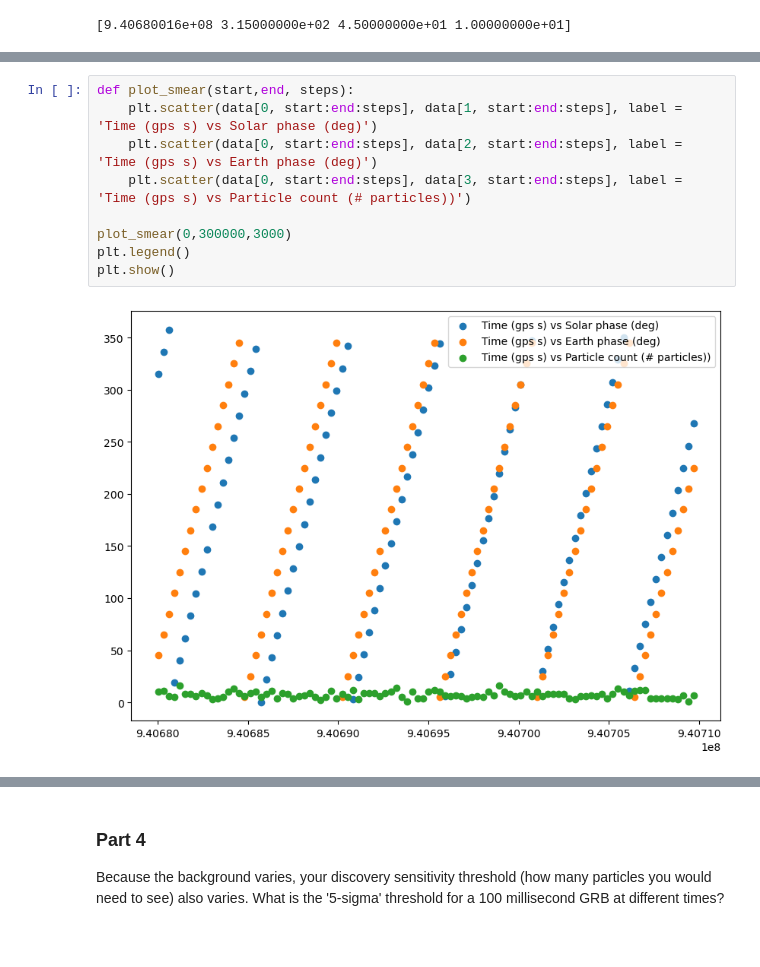
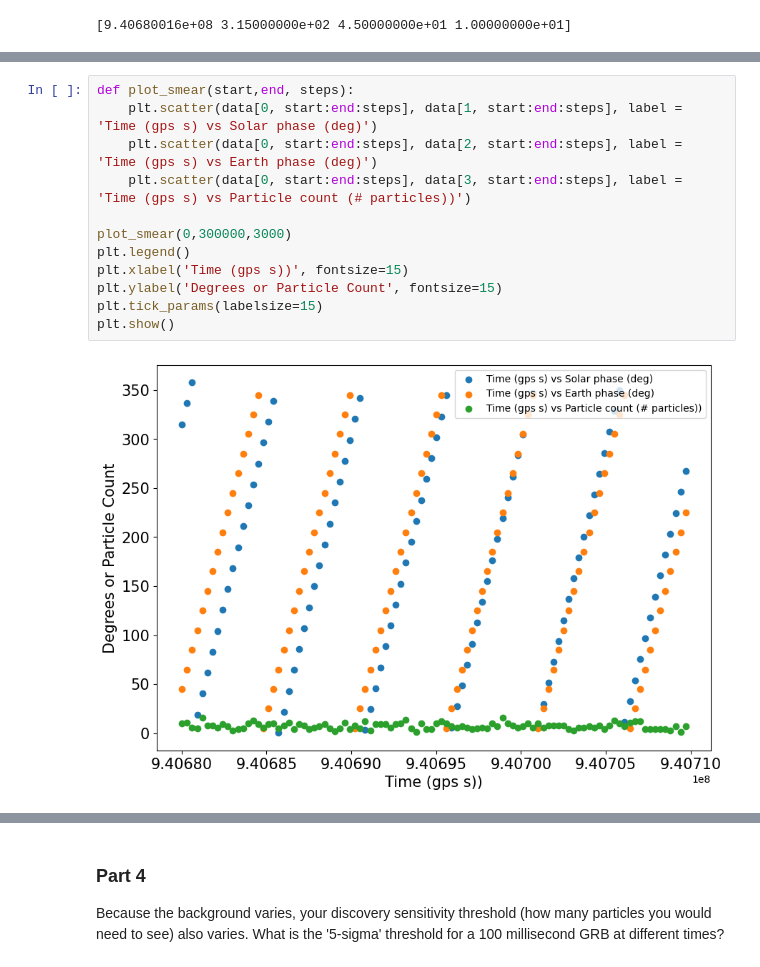
Before and after one commit to jenniv27/phys434, a Jupyter notebook: Labs/Lab4.ipynb, the cells around one changed output, grey strips where cells are left out. Cells and saved outputs as stored; diff of their text form.

```diff
--- a/Labs/Lab4.ipynb
+++ b/Labs/Lab4.ipynb
@@ -52,12 +75,15 @@ Let's try smearing the data, to see how it changes over a larger period of time.
 # %%
 def plot_smear(start,end, steps):
     plt.scatter(data[0, start:end:steps], data[1, start:end:steps], label = 'Time (gps s) vs Solar phase (deg)')
     plt.scatter(data[0, start:end:steps], data[2, start:end:steps], label = 'Time (gps s) vs Earth phase (deg)')
     plt.scatter(data[0, start:end:steps], data[3, start:end:steps], label = 'Time (gps s) vs Particle count (# particles))')
 
 plot_smear(0,300000,3000)
 plt.legend()
+plt.xlabel('Time (gps s))', fontsize=15)
+plt.ylabel('Degrees or Particle Count', fontsize=15)
+plt.tick_params(labelsize=15)
 plt.show()
 # %% [output]
-[figure, old version]
+[figure, new version]
 # %% [markdown]
```
Also changed, not shown: parts of 20 cells of this notebook.
